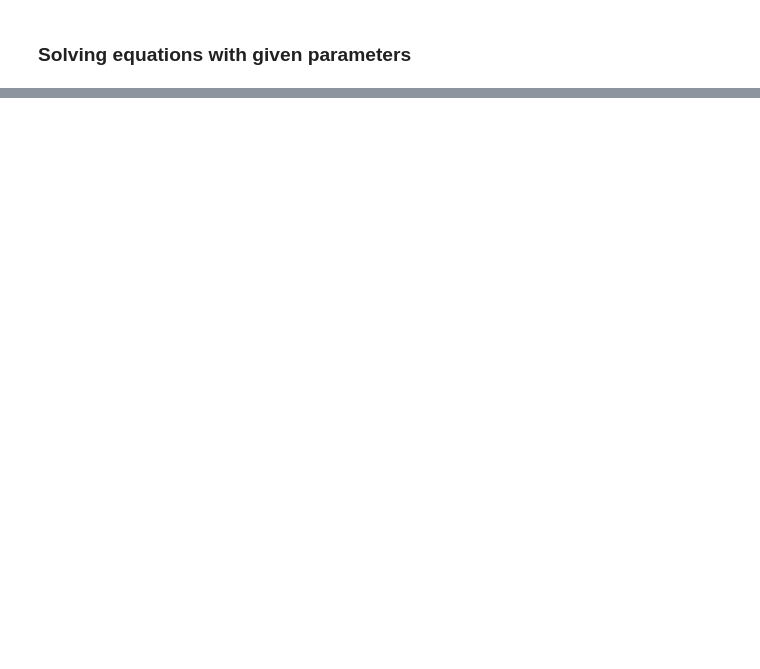
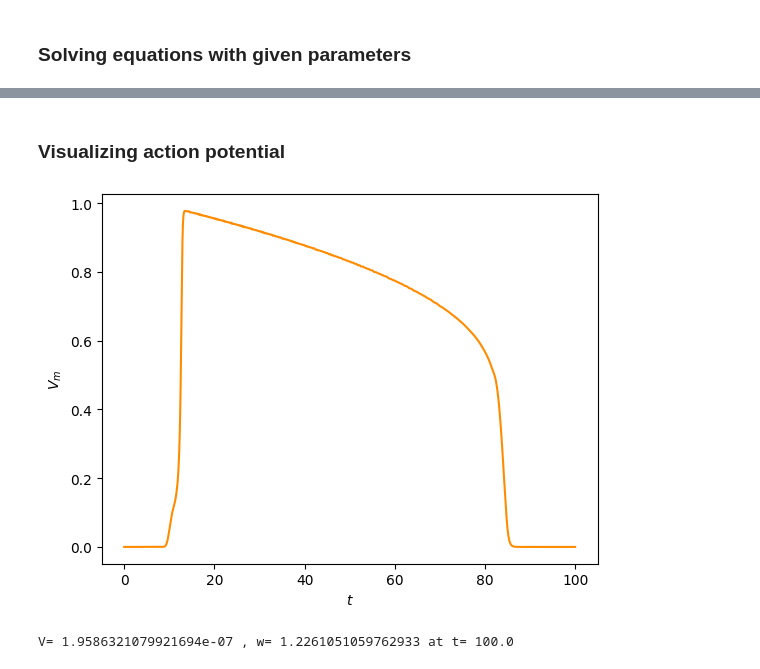
Before and after one commit to VinkoGitHub/Modeliranje-biofizike-srcanog-misica, a Jupyter notebook: solve/test_AP.ipynb, the cells around one changed output, grey strips where cells are left out. Drawn from its saved outputs; the diff is of its cells as text; code cells hidden in the pictures; blank space fills up the shorter version.

```diff
--- a/solve/test_AP.ipynb
+++ b/solve/test_AP.ipynb
@@ -12,4 +12,4 @@ from src.utils import *
 # %% [markdown]
 ### Defining a domain, cell model and dynamics model and visualizing initial data
 # %%
-domain = rectangle(1, 1, 59, 59)
+domain = rectangle(1, 1, 100, 100)
@@ -83,5 +35,0 @@ Widget(value='<iframe src="http://localhost:42221/index.html?ui=P_0x7f116c524b90
-# %%
-from src.utils import *
-
-domain = heart_ventricle()
-plot_mesh(domain, mesh_name="")
@@ -106,0 +50,8 @@ Widget(value='<iframe src="http://localhost:42221/index.html?ui=P_0x7f11696d31d0
+# %% [markdown]
+### Visualizing action potential
+# %%
+cell_model = AlievPanfilov(domain)
+cell_model.visualize(T=100, I_app_value=0.1, I_app_time=10, I_app_duration=1, V_0=0, w_0=0)
+# %% [output]
+[figure, added]
+V= 1.9586321079921694e-07 , w= 1.2261051059762933 at t= 100.0
```
Also changed, not shown: parts of 10 cells of this notebook, 29 other files.
